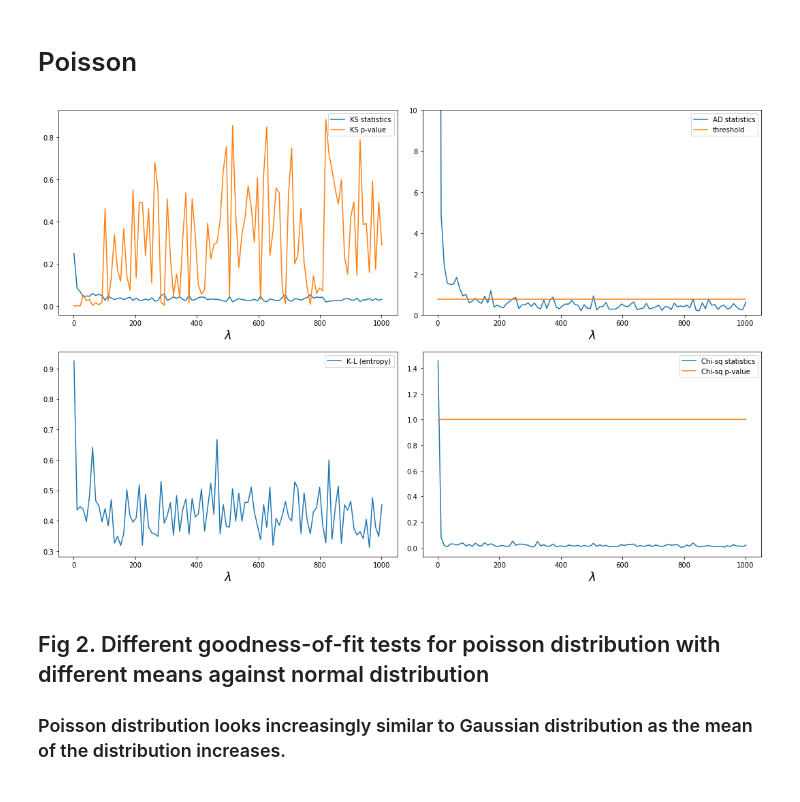
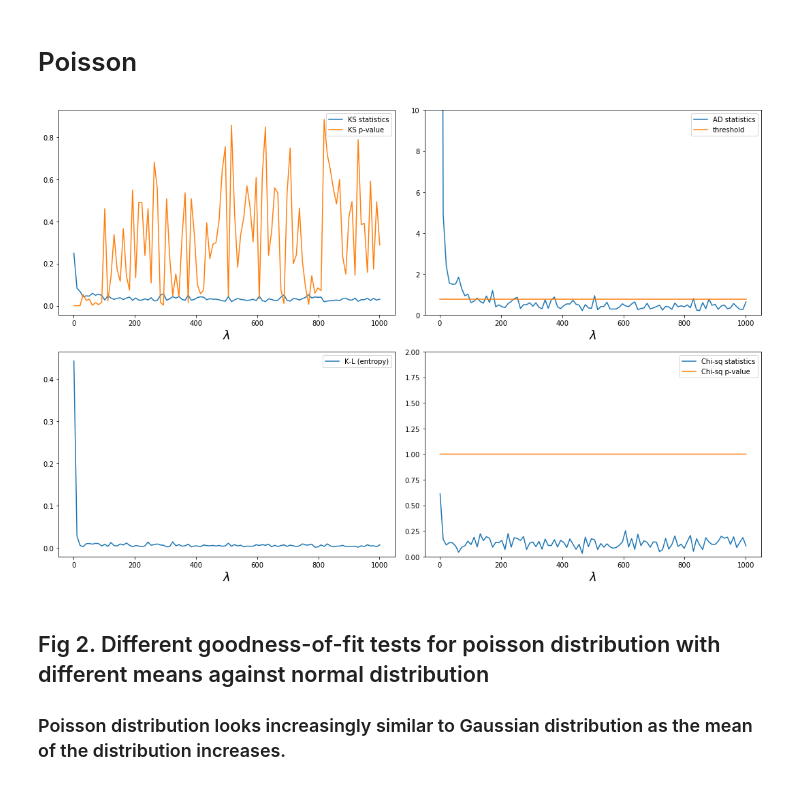
Before and after one commit to ywnch/PUI2017_ywc249, a Jupyter notebook: HW5_ywc249/HW5-2.ipynb, the cells around one changed output. Saved outputs shown, nothing was run; the diff lists cells and outputs as text; code cells hidden in the pictures.

```diff
--- a/HW5_ywc249/HW5-2.ipynb
+++ b/HW5_ywc249/HW5-2.ipynb
@@ -209,9 +209,9 @@ for i,n in enumerate(narray):
     bincenters = mybins[:-1] + 0.5 * (mybins[1] - mybins[0])
 
     # run the tests
-    kl_b[i] = st.entropy(np.histogram(dist, bins=mybins)[0], st.norm.pdf(bincenters) + n)
-    chi_s_b[i] = st.chisquare(np.histogram(dist, bins=mybins, normed=True)[0], st.norm.pdf(bincenters))[0]
-    chi_p_b[i] = st.chisquare(np.histogram(dist, bins=mybins, normed=True)[0], st.norm.pdf(bincenters))[1]
+    kl_b[i] = st.entropy(np.histogram(dist, bins=mybins)[0] / 1000.0, st.norm.pdf(bincenters))
+    chi_s_b[i] = st.chisquare(np.histogram(dist, bins=mybins)[0] / 1000.0, st.norm.pdf(bincenters))[0]
+    chi_p_b[i] = st.chisquare(np.histogram(dist, bins=mybins)[0] / 1000.0, st.norm.pdf(bincenters))[1]
 # %%
 # plot the trends of statistics
 fig = pl.figure(figsize = (15,10))
@@ -301,40 +301,41 @@ for i,lam in enumerate(narray):
     bincenters = mybins[:-1] + 0.5 * (mybins[1] - mybins[0])
 
     # run the tests
-    kl_p[i] = st.entropy(np.histogram(dist, bins=mybins)[0], st.norm.pdf(bincenters) + n)
-    chi_s_p[i] = st.chisquare(np.histogram(dist, bins=mybins, normed=True)[0], st.norm.pdf(bincenters))[0]
-    chi_p_p[i] = st.chisquare(np.histogram(dist, bins=mybins, normed=True)[0], st.norm.pdf(bincenters))[1]
+    kl_p[i] = st.entropy(np.histogram(dist, bins=mybins)[0] / 1000.0, st.norm.pdf(bincenters))
+    chi_s_p[i] = st.chisquare(np.histogram(dist, bins=mybins)[0] / 1000.0, st.norm.pdf(bincenters))[0]
+    chi_p_p[i] = st.chisquare(np.histogram(dist, bins=mybins)[0] / 1000.0, st.norm.pdf(bincenters))[1]
 # %%
 # plot the trends of statistics
 fig = pl.figure(figsize = (15,10))
 
 fig.add_subplot(221)
 pl.plot(narray, ks_s_p, label='KS statistics')
 pl.plot(narray, ks_p_p, label='KS p-value')
 pl.xlabel('$\lambda$', fontsize=18)
 pl.legend()
 
 fig.add_subplot(222)
 pl.plot(narray, ad_p, label='AD statistics')
 pl.plot([narray[0], narray[-1]],[threshold, threshold], label="threshold")
 pl.ylim(0,10)
 pl.xlabel('$\lambda$', fontsize=18)
 pl.legend()
 
 fig.add_subplot(223)
 pl.plot(narray, kl_p, label='K-L (entropy)')
 pl.xlabel('$\lambda$', fontsize=18)
 pl.legend()
 
 fig.add_subplot(224)
 pl.plot(narray, chi_s_p, label='Chi-sq statistics')
 pl.plot(narray, chi_p_p, label='Chi-sq p-value')
+pl.ylim(0,2)
 pl.xlabel('$\lambda$', fontsize=18)
 pl.legend()
 
 pl.tight_layout()
 # %% [output]
-[figure, old version]
+[figure, new version]
 # %% [markdown]
 ## Fig 2. Different goodness-of-fit tests for poisson distribution with different means against normal distribution
 
```
Also changed, not shown: parts of 2 cells of this notebook, 1 other file.
